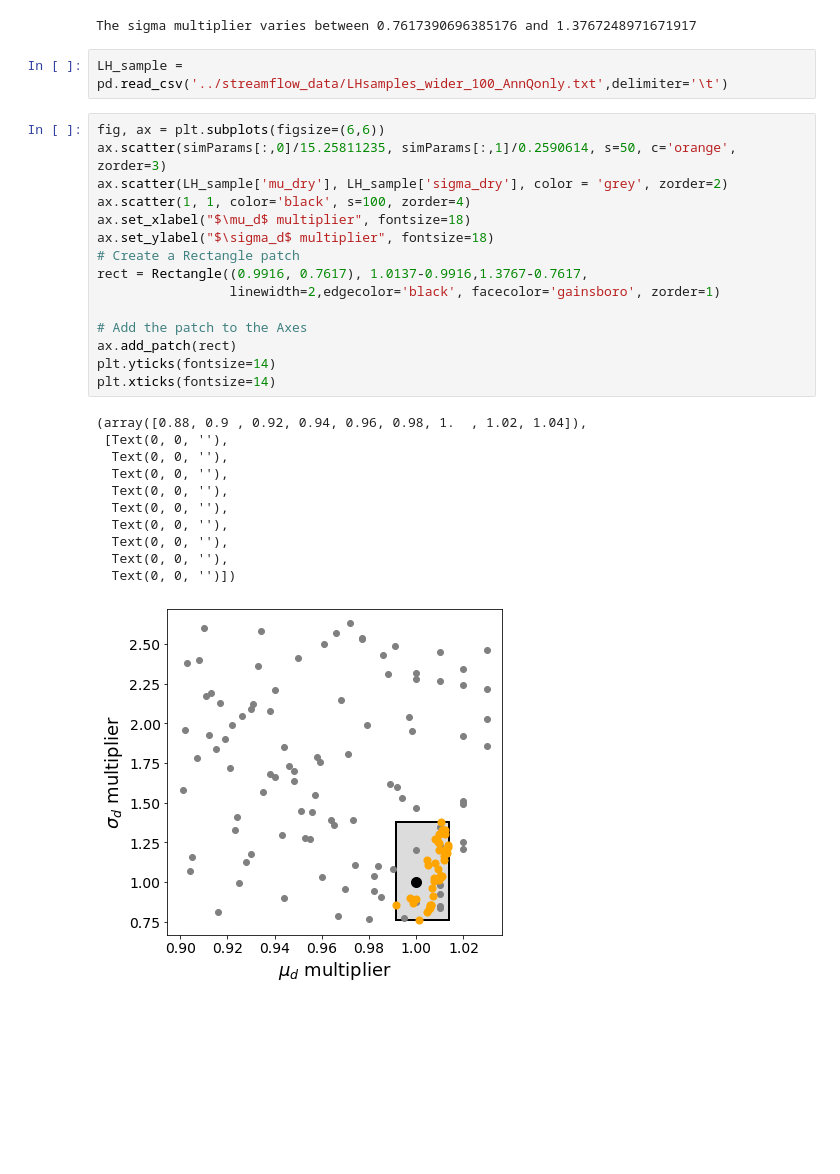
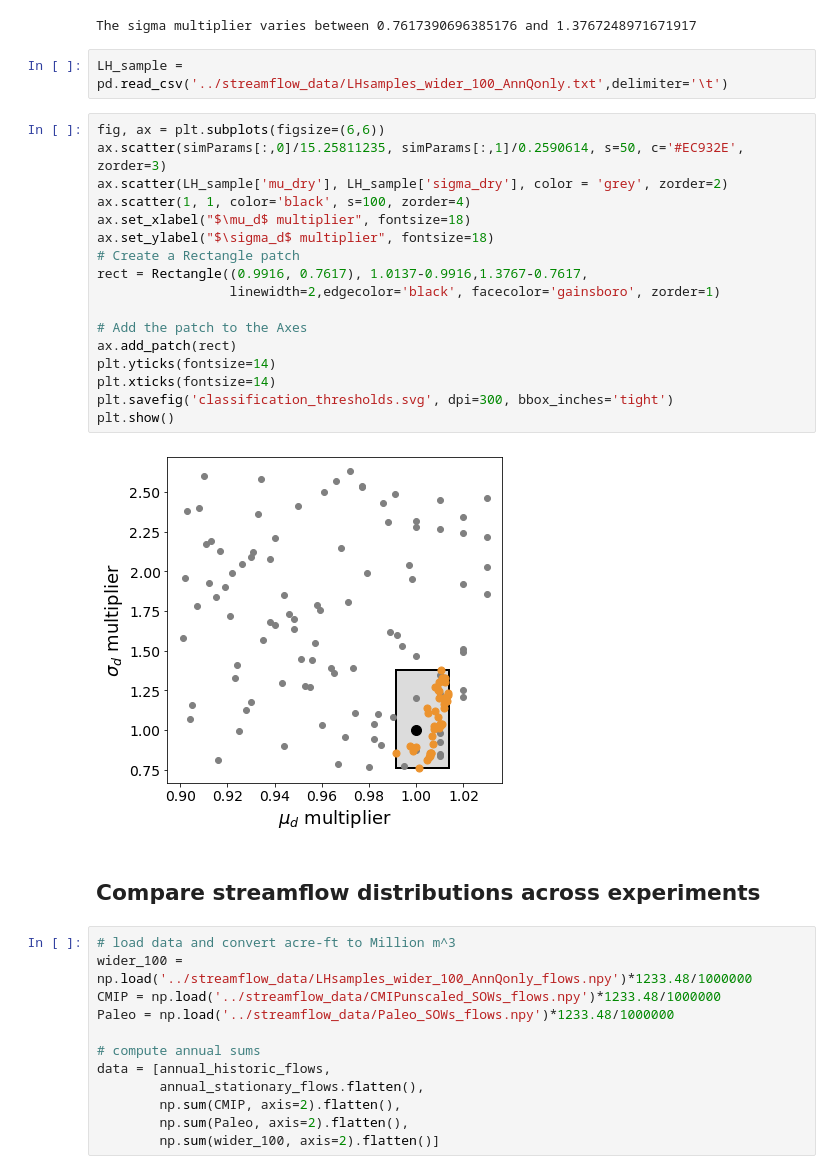
Before and after one commit to antonia-had/Hadjimichael-etal_2024_EarthsFuture, a Jupyter notebook: workflow/streamflow_distribution_changes.ipynb, the cells around one changed output. Cells and saved outputs as stored; diff of their text form; blank space fills up the shorter version.

```diff
--- a/workflow/streamflow_distribution_changes.ipynb
+++ b/workflow/streamflow_distribution_changes.ipynb
@@ -266,32 +247,38 @@ print("The sigma multiplier varies between {} and {}".format(np.min(simParams[:,
                                                             np.max(simParams[:,1])/0.2590614))
 # %% [output]
 The sigma multiplier varies between 0.7617390696385176 and 1.3767248971671917
-# %%
-LH_sample = pd.read_csv('../streamflow_data/LHsamples_wider_100_AnnQonly.txt',delimiter='\t')
+# %%
+LH_sample = pd.read_csv('../streamflow_data/LHsamples_wider_100_AnnQonly.txt',delimiter='\t')
 # %%
 fig, ax = plt.subplots(figsize=(6,6))
-ax.scatter(simParams[:,0]/15.25811235, simParams[:,1]/0.2590614, s=50, c='orange', zorder=3)
+ax.scatter(simParams[:,0]/15.25811235, simParams[:,1]/0.2590614, s=50, c='#EC932E', zorder=3)
 ax.scatter(LH_sample['mu_dry'], LH_sample['sigma_dry'], color = 'grey', zorder=2)
 ax.scatter(1, 1, color='black', s=100, zorder=4)
 ax.set_xlabel("$\mu_d$ multiplier", fontsize=18)
 ax.set_ylabel("$\sigma_d$ multiplier", fontsize=18)
 # Create a Rectangle patch
 rect = Rectangle((0.9916, 0.7617), 1.0137-0.9916,1.3767-0.7617,
                  linewidth=2,edgecolor='black', facecolor='gainsboro', zorder=1)
 
 # Add the patch to the Axes
 ax.add_patch(rect)
 plt.yticks(fontsize=14)
 plt.xticks(fontsize=14)
+plt.savefig('classification_thresholds.svg', dpi=300, bbox_inches='tight')
+plt.show()
 # %% [output]
-(array([0.88, 0.9 , 0.92, 0.94, 0.96, 0.98, 1.  , 1.02, 1.04]),
- [Text(0, 0, ''),
-  Text(0, 0, ''),
-  Text(0, 0, ''),
-  Text(0, 0, ''),
-  Text(0, 0, ''),
-  Text(0, 0, ''),
-  Text(0, 0, ''),
-  Text(0, 0, ''),
-  Text(0, 0, '')])
-[figure, old version]
+[figure, new version]
+# %% [markdown]
+## Compare streamflow distributions across experiments
+# %%
+# load data and convert acre-ft to Million m^3
+wider_100 = np.load('../streamflow_data/LHsamples_wider_100_AnnQonly_flows.npy')*1233.48/1000000
+CMIP = np.load('../streamflow_data/CMIPunscaled_SOWs_flows.npy')*1233.48/1000000
+Paleo = np.load('../streamflow_data/Paleo_SOWs_flows.npy')*1233.48/1000000
+
+# compute annual sums
+data = [annual_historic_flows,
+        annual_stationary_flows.flatten(),
+        np.sum(CMIP, axis=2).flatten(),
+        np.sum(Paleo, axis=2).flatten(),
+        np.sum(wider_100, axis=2).flatten()]
```
Also changed, not shown: parts of 10 cells of this notebook, 24 other files.
